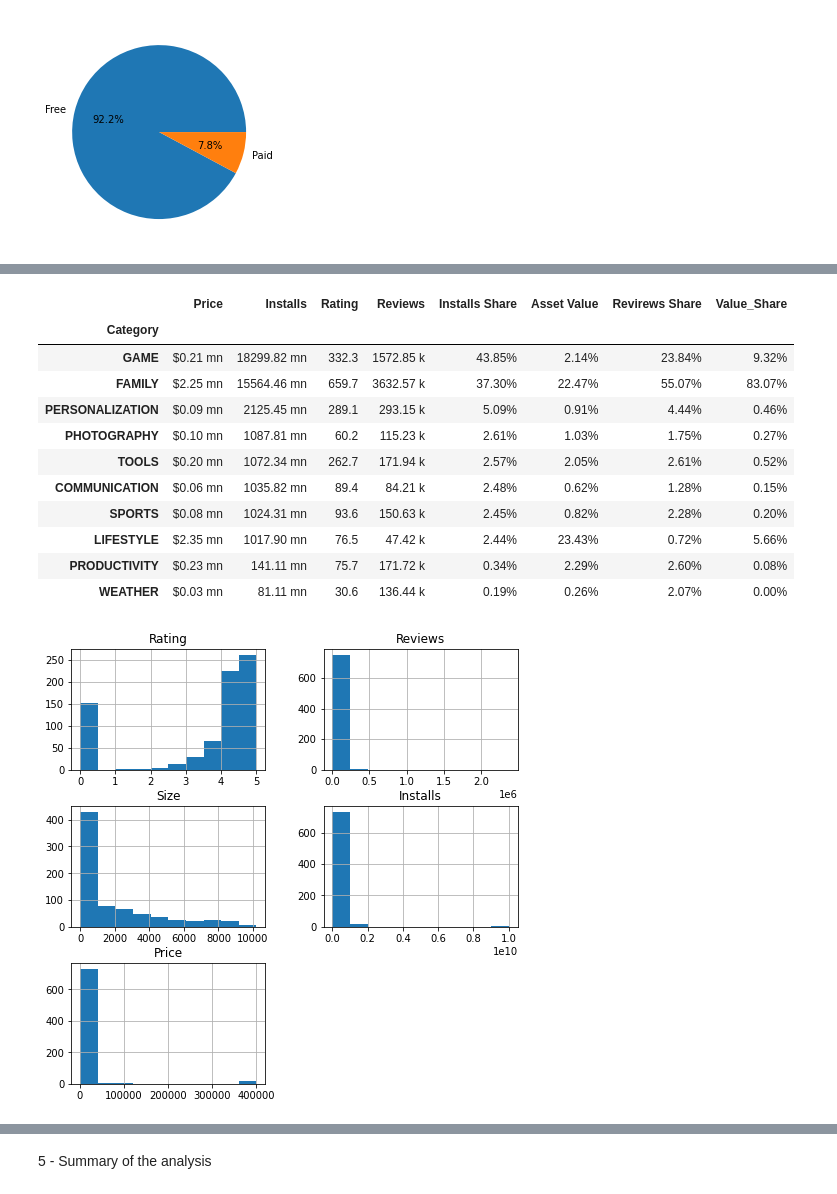
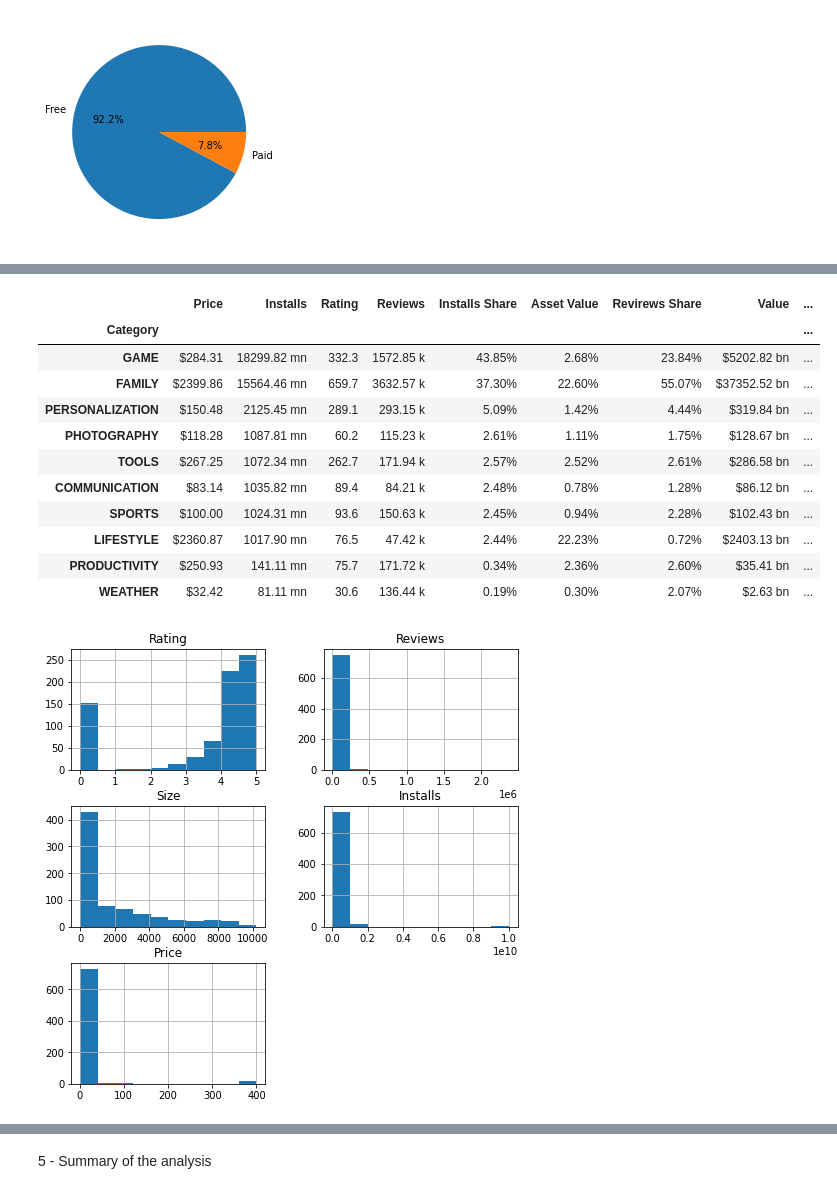
Before and after one commit to Rodauv/google_playstore_stats, a Jupyter notebook: my_mobapp_studio.ipynb, the cells around one changed output, grey strips where cells are left out. Cells and saved outputs as stored; diff of their text form; code cells hidden in the pictures.

```diff
--- a/my_mobapp_studio.ipynb
+++ b/my_mobapp_studio.ipynb
@@ -209,8 +210,9 @@ def clean_dataset(df_in):
     df['Size'] = df['Size'].replace({'\D+':'0'},regex=True)
     df['Installs'] = df['Installs'].replace({'\D+':'0'},regex=True)
     df['Reviews'] = df['Reviews'].replace({'\D+':'0'},regex=True)
-    df['Price'] = df['Price'].replace({'\D+':'0'},regex=True)
-    df = df.astype({'Reviews':'int','Size':'int','Installs':'int64','Price':'int'})
+    df['Price'] = df['Price'].replace({'[^0-9.]':''},regex=True)
+    df['Price'] = df['Price'].replace({'':'0'},regex=True)
+    df = df.astype({'Reviews':'int','Size':'int','Installs':'int64','Price':'float'})
     df['Installs'] = df['Installs']
 
     #Remove duplicated apps - after checking the dataframe, there are some (i.e.: Minecraft both identical)
@@ -304,46 +306,46 @@ max       5.000000  7.815831e+07  10200.000000  1.000000e+13  400000.000000
 # %%
 #4.4 - Total Value Summary: Print the total values by category in percentages
 def cat_split(df_cl):
     #df_cl['Value'] = df_cl['Price']*df_cl['Installs']
     df_cl = df_cl[['Category','Price','Installs','Rating','Reviews']]
     df = df_cl.groupby(['Category']).sum()
     df['Installs Share'] = (df[['Installs']]/df_cl['Installs'].sum())*100
     df['Installs Share'] = round(df['Installs Share'],3)
     df['Asset Value'] = (df[['Price']]/df_cl['Price'].sum())*100
     df['Asset Value'] = round(df['Asset Value'],3)
     df['Revirews Share'] = (df[['Reviews']]/df_cl['Reviews'].sum())*100
     df['Revirews Share'] = round(df['Revirews Share'],3)
-    #df['Value'] = df['Price']*df['Installs']
+    df['Value'] = df['Price']*df['Installs']
     df['Value_Share'] = ((df['Price']*df['Installs'])/(df['Price']*df['Installs']).sum())*100
     df['Revirews Share'] = round(df['Revirews Share'],3)
     df = df.sort_values(by=['Installs'], ascending=False)
 
     #Value formatting
-    df['Price'] = pd.Series(["${0:.2f} mn".format(val/1_000_000) for val in df['Price']], index = df.index)
+    df['Price'] = pd.Series(["${0:.2f}".format(val) for val in df['Price']], index = df.index)
     df['Installs'] = pd.Series(["{0:.2f} mn".format(val/1_000_000) for val in df['Installs']], index = df.index)
     df['Reviews'] = pd.Series(["{0:.2f} k".format(val/1_000) for val in df['Reviews']], index = df.index)
     df['Revirews Share'] = pd.Series(["{0:.2f}%".format(val) for val in df['Revirews Share']], index = df.index)
     df['Asset Value'] = pd.Series(["{0:.2f}%".format(val) for val in df['Asset Value']], index = df.index)
     df['Installs Share'] = pd.Series(["{0:.2f}%".format(val) for val in df['Installs Share']], index = df.index)
-    #df['Value'] = pd.Series(["${0:.2f} qs".format(val/1_000_000_000_000_000) for val in df['Value']], index = df.index)
+    df['Value'] = pd.Series(["${0:.2f} bn".format(val/1_000_000_000) for val in df['Value']], index = df.index)
     df['Value_Share'] = pd.Series(["{0:.2f}%".format(val) for val in df['Value_Share']], index = df.index)
     return df
 
 cat_split_dataset = cat_split(paid_dataset)
 cat_split_dataset.head(10)
 # %% [output]
-|  | Price | Installs | Rating | Reviews | Installs Share | Asset Value | Revirews Share | Value_Share |
-| Category |  |  |  |  |  |  |  |  |
-| GAME | $0.21 mn | 18299.82 mn | 332.3 | 1572.85 k | 43.85% | 2.14% | 23.84% | 9.32% |
-| FAMILY | $2.25 mn | 15564.46 mn | 659.7 | 3632.57 k | 37.30% | 22.47% | 55.07% | 83.07% |
-| PERSONALIZATION | $0.09 mn | 2125.45 mn | 289.1 | 293.15 k | 5.09% | 0.91% | 4.44% | 0.46% |
-| PHOTOGRAPHY | $0.10 mn | 1087.81 mn | 60.2 | 115.23 k | 2.61% | 1.03% | 1.75% | 0.27% |
-| TOOLS | $0.20 mn | 1072.34 mn | 262.7 | 171.94 k | 2.57% | 2.05% | 2.61% | 0.52% |
-| COMMUNICATION | $0.06 mn | 1035.82 mn | 89.4 | 84.21 k | 2.48% | 0.62% | 1.28% | 0.15% |
-| SPORTS | $0.08 mn | 1024.31 mn | 93.6 | 150.63 k | 2.45% | 0.82% | 2.28% | 0.20% |
-| LIFESTYLE | $2.35 mn | 1017.90 mn | 76.5 | 47.42 k | 2.44% | 23.43% | 0.72% | 5.66% |
-| PRODUCTIVITY | $0.23 mn | 141.11 mn | 75.7 | 171.72 k | 0.34% | 2.29% | 2.60% | 0.08% |
-| WEATHER | $0.03 mn | 81.11 mn | 30.6 | 136.44 k | 0.19% | 0.26% | 2.07% | 0.00% |
+|  | Price | Installs | Rating | Reviews | Installs Share | Asset Value | Revirews Share | Value | ... |
+| Category |  |  |  |  |  |  |  |  | ... |
+| GAME | $284.31 | 18299.82 mn | 332.3 | 1572.85 k | 43.85% | 2.68% | 23.84% | $5202.82 bn | ... |
+| FAMILY | $2399.86 | 15564.46 mn | 659.7 | 3632.57 k | 37.30% | 22.60% | 55.07% | $37352.52 bn | ... |
+| PERSONALIZATION | $150.48 | 2125.45 mn | 289.1 | 293.15 k | 5.09% | 1.42% | 4.44% | $319.84 bn | ... |
+| PHOTOGRAPHY | $118.28 | 1087.81 mn | 60.2 | 115.23 k | 2.61% | 1.11% | 1.75% | $128.67 bn | ... |
+| TOOLS | $267.25 | 1072.34 mn | 262.7 | 171.94 k | 2.57% | 2.52% | 2.61% | $286.58 bn | ... |
+| COMMUNICATION | $83.14 | 1035.82 mn | 89.4 | 84.21 k | 2.48% | 0.78% | 1.28% | $86.12 bn | ... |
+| SPORTS | $100.00 | 1024.31 mn | 93.6 | 150.63 k | 2.45% | 0.94% | 2.28% | $102.43 bn | ... |
+| LIFESTYLE | $2360.87 | 1017.90 mn | 76.5 | 47.42 k | 2.44% | 22.23% | 0.72% | $2403.13 bn | ... |
+| PRODUCTIVITY | $250.93 | 141.11 mn | 75.7 | 171.72 k | 0.34% | 2.36% | 2.60% | $35.41 bn | ... |
+| WEATHER | $32.42 | 81.11 mn | 30.6 | 136.44 k | 0.19% | 0.30% | 2.07% | $2.63 bn | ... |
 # %%
 #4.5 - Print historams
 def print_histograms(df):
@@ -352,7 +354,7 @@ def print_histograms(df):
 
 print_histograms(paid_dataset)
 # %% [output]
-[figure, old version]
+[figure, new version]
 # %%
 #4.6 - Compute Correlation Matrix: calculate the pearsons correlation coeficient of the dataset:
 def compute_correlations_matrix(df,cat):
```
Also changed, not shown: parts of 9 cells of this notebook.
